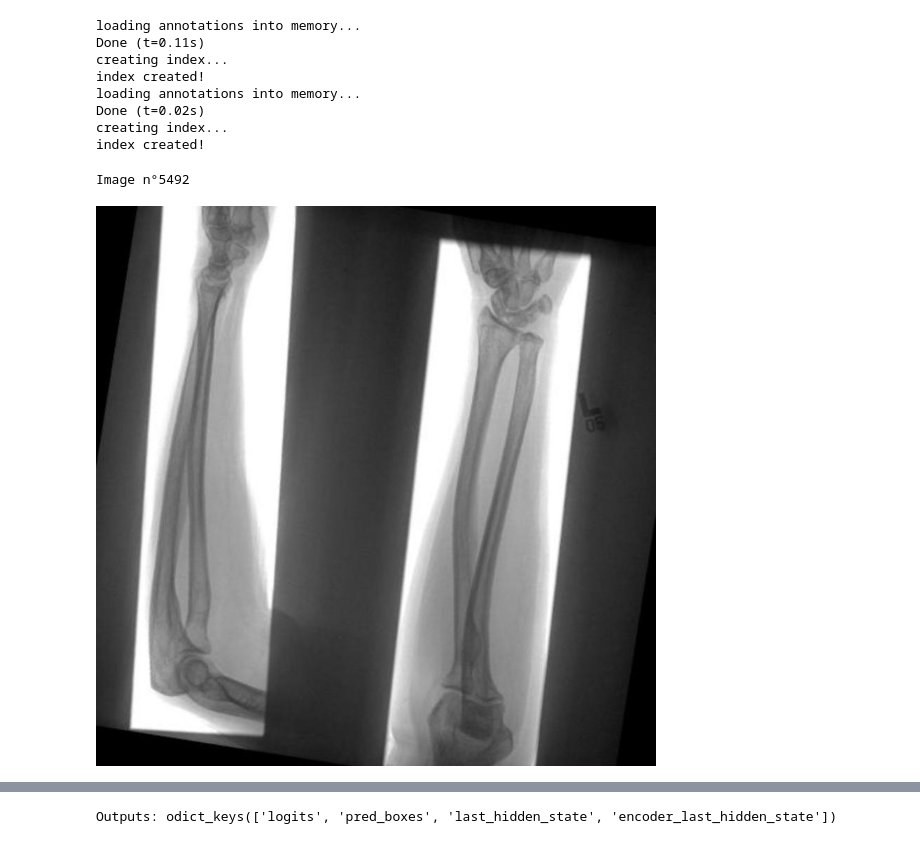
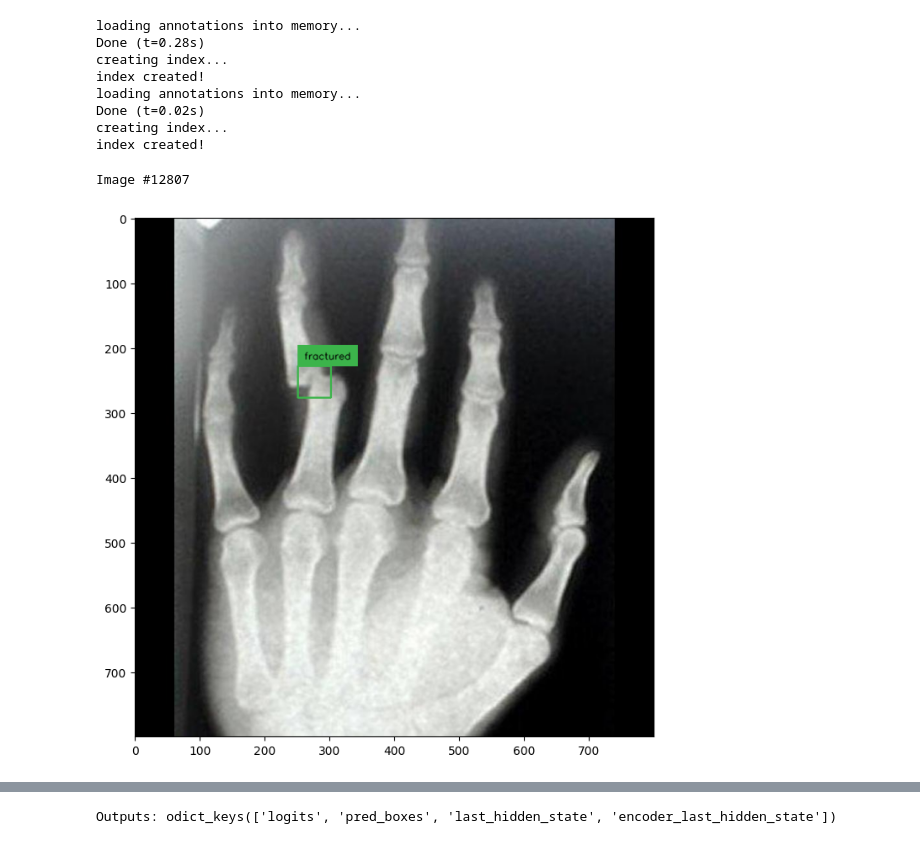
Before and after one commit to D3STRON/BoneFractureDetection, a Jupyter notebook: Fracture Localization/DETR.ipynb, the cells around one changed output, grey strips where cells are left out. Saved outputs shown, nothing was run; the diff lists cells and outputs as text; code cells hidden in the pictures.

Commit message:
Detection Transformer Pipeline

```diff
--- a/Fracture Localization/DETR.ipynb
+++ b/Fracture Localization/DETR.ipynb
@@ -24,13 +25,13 @@ class CocoDetection(torchvision.datasets.CocoDetection):
 # %%
 from transformers import DetrImageProcessor
 processor = DetrImageProcessor.from_pretrained("facebook/detr-resnet-50")
-train_dataset = CocoDetection('./data/BoneFracture_localization.v2i.coco/train', processor=processor,
-                              ann_path='./data/BoneFracture_localization.v2i.coco/train/_annotations.coco.json')
-val_dataset = CocoDetection('./data/BoneFracture_localization.v2i.coco/valid', processor=processor,
-                              ann_path='./data/BoneFracture_localization.v2i.coco/valid/_annotations.coco.json')
+train_dataset = CocoDetection('./data/BoneFracture_localization.v1i.coco/train/', processor=processor,
+                              ann_path='./data/BoneFracture_localization.v1i.coco/train/_annotations.coco.json')
+val_dataset = CocoDetection('./data/BoneFracture_localization.v1i.coco/valid', processor=processor,
+                              ann_path='./data/BoneFracture_localization.v1i.coco/valid/_annotations.coco.json')
 # %% [output]
 loading annotations into memory...
-Done (t=0.11s)
+Done (t=0.28s)
 creating index...
 index created!
 loading annotations into memory...
@@ -38,34 +39,43 @@ Done (t=0.02s)
 creating index...
 index created!
 # %%
+import random
+import cv2
 import numpy as np
-import os
-from PIL import Image, ImageDraw
 
-# based on https://github.com/woctezuma/finetune-detr/blob/master/finetune_detr.ipynb
-image_ids = train_dataset.coco.getImgIds()
-# let's pick a random image
-image_id = image_ids[np.random.randint(0, len(image_ids))]
-print('Image n°{}'.format(image_id))
-image = train_dataset.coco.loadImgs(image_id)[0]
-image = Image.open(os.path.join('./data/BoneFracture_localization.v2i.coco/train/', image['file_name']))
-annotations = train_dataset.coco.imgToAnns[image_id]
-draw = ImageDraw.Draw(image, "RGBA")
+annotations = []
+# select random image
+while len(annotations) == 0:
+    image_ids = train_dataset.coco.getImgIds()
+    image_id = random.choice(image_ids)
+    print('Image #{}'.format(image_id))
 
-cats = train_dataset.coco.cats
-id2label = {k: v['name'] for k,v in cats.items()}
+    # load image and annotatons
+    image = train_dataset.coco.loadImgs(image_id)[0]
+    annotations = train_dataset.coco.imgToAnns[image_id]
+    image_path = os.path.join(train_dataset.root, image['file_name'])
+    image = cv2.imread(image_path)
+# annotate
+detections = sv.Detections.from_coco_annotations(coco_annotation=annotations)
 
-for annotation in annotations:
-  box = annotation['bbox']
-  class_idx = annotation['category_id']
-  x,y,w,h = tuple(box)
-  draw.rectangle((x,y,x+w,y+h), outline='red', width=1)
-  draw.text((x, y), id2label[class_idx], fill='white')
+# we will use id2label function for training
+categories = train_dataset.coco.cats
+id2label = {k: v['name'] for k,v in categories.items()}
 
-image
+labels = [
+    f"{id2label[class_id]}"
+    for _, _, class_id, _
+    in detections
+]
+
+box_annotator = sv.BoxAnnotator()
+frame = box_annotator.annotate(scene=image, detections=detections, labels=labels)
+
+%matplotlib inline
+sv.show_frame_in_notebook(image, (8, 8))
 # %% [output]
-Image n°5492
+Image #12807
-[figure, old version]
+[figure, new version]
 # %%
 from torch.utils.data import DataLoader
 
```
Also changed, not shown: parts of 15 cells of this notebook.
